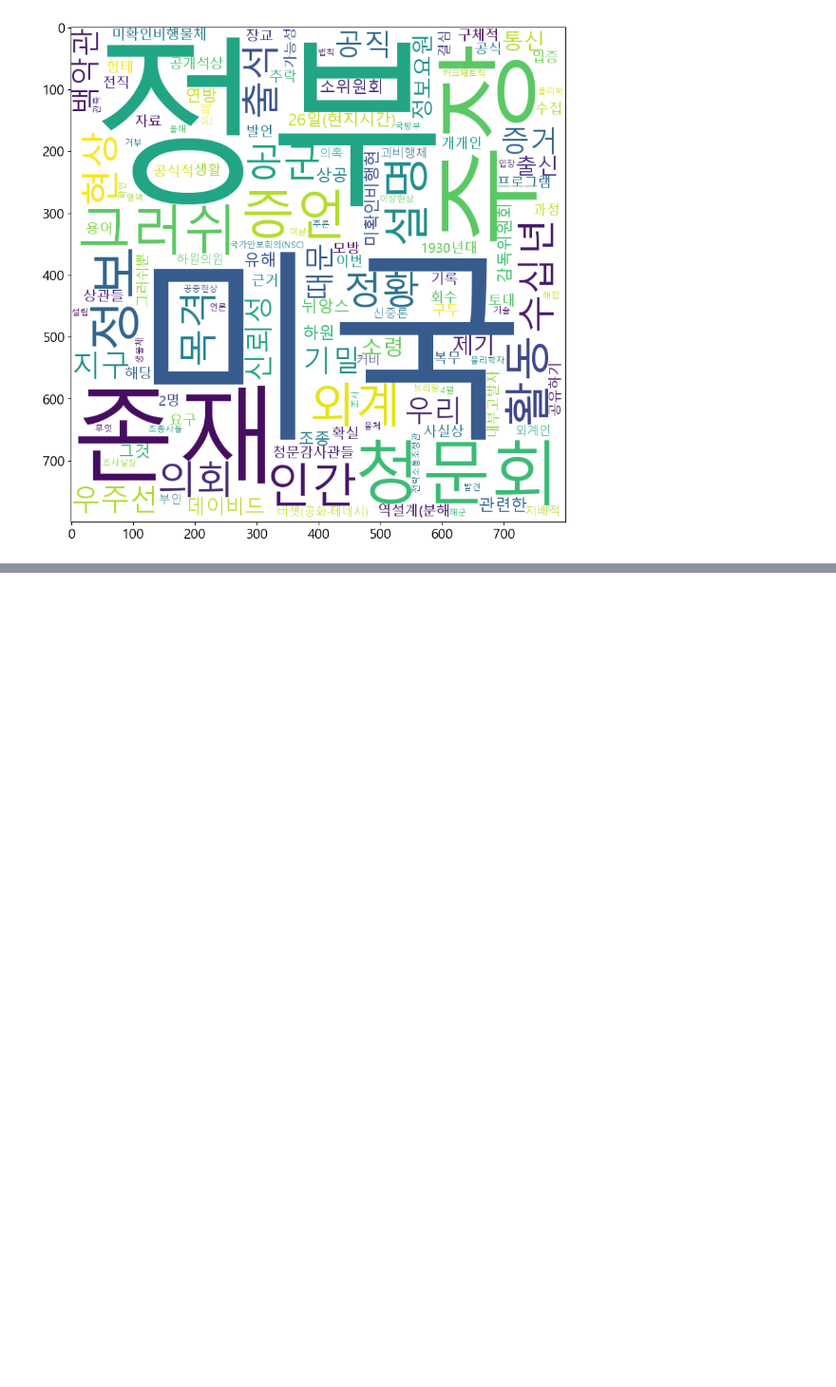
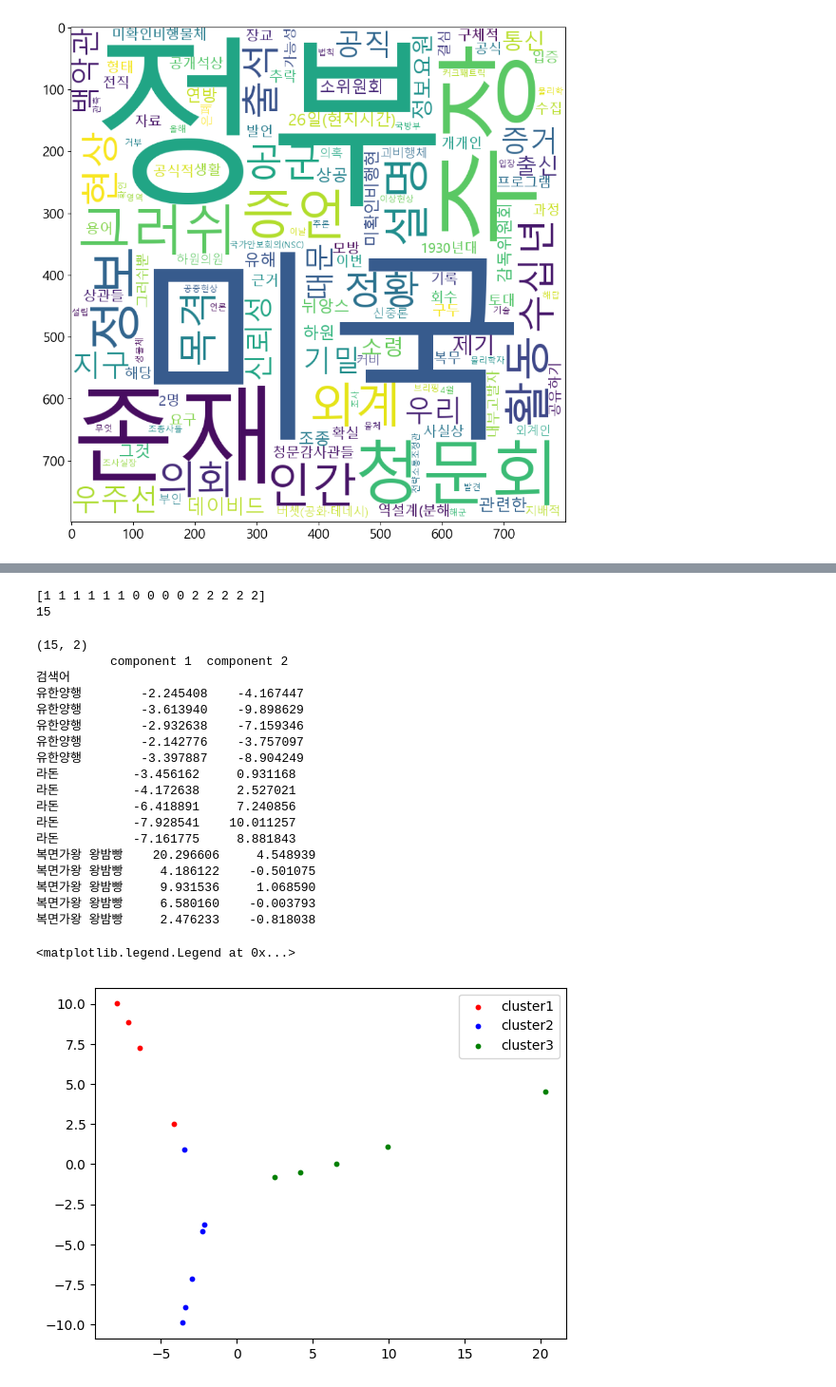
Before and after one commit to manki8908/Class_TJ_c22, a Jupyter notebook: python-텍스트마이닝.ipynb, the cells around one changed output, grey strips where cells are left out. Shown at 95% size. Cells and saved outputs as stored; diff of their text form; code cells hidden in the pictures; blank space fills up the shorter version.

```diff
--- a/python-텍스트마이닝.ipynb
+++ b/python-텍스트마이닝.ipynb
@@ -1133,0 +2623,10 @@ plt.show()
+# %%
+from konlpy.tag import Hannanum
+
+import pandas as pd
+
+han = Hannanum()
+
+df = pd.read_csv('./DATA/군집분석데이터.csv',encoding="ms949")
+
+df
@@ -1133,0 +2701,67 @@ plt.show()
+# %%
+from sklearn.cluster import KMeans
+
+#군집 개수를 3으로 설정
+kmeans = KMeans(n_clusters=3,random_state=10).fit(df2)
+
+print(kmeans.labels_)
+print(len(kmeans.labels_))
+# %% [output]
+[1 1 1 1 1 1 0 0 0 0 2 2 2 2 2]
+15
+# %%
+from sklearn.decomposition import PCA
+
+import matplotlib.pyplot as plt
+
+#플로팅을 위하여 ca 기법(주성분분석)으로 차원을 2차원으로 축소
+
+pca = PCA(n_components=2,random_state=10)
+
+components = pca.fit_transform(df2)
+print(components.shape)
+
+df3 = pd.DataFrame(data = components, columns = ['component 1', 'component 2'])
+
+df3.index=df['검색어']
+
+print(df3)
+
+kmeans.labels_ == 0
+
+# x축 : first, y축 : second 번호로 나타낸 후 시각화
+
+plt.scatter(df3.iloc[kmeans.labels_ == 0, 0],
+
+            df3.iloc[kmeans.labels_ == 0, 1], s = 10, c = 'red',  label = 'cluster1')
+
+plt.scatter(df3.iloc[kmeans.labels_ == 1, 0],
+
+            df3.iloc[kmeans.labels_ == 1, 1], s = 10, c = 'blue', label = 'cluster2')
+
+plt.scatter(df3.iloc[kmeans.labels_ == 2, 0],
+
+            df3.iloc[kmeans.labels_ == 2, 1], s = 10, c = 'green', label = 'cluster3')
+
+plt.legend()
+# %% [output]
+(15, 2)
+          component 1  component 2
+검색어
+유한양행        -2.245408    -4.167447
+유한양행        -3.613940    -9.898629
+유한양행        -2.932638    -7.159346
+유한양행        -2.142776    -3.757097
+유한양행        -3.397887    -8.904249
+라돈          -3.456162     0.931168
+라돈          -4.172638     2.527021
+라돈          -6.418891     7.240856
+라돈          -7.928541    10.011257
+라돈          -7.161775     8.881843
+복면가왕 왕밤빵    20.296606     4.548939
+복면가왕 왕밤빵     4.186122    -0.501075
+복면가왕 왕밤빵     9.931536     1.068590
+복면가왕 왕밤빵     6.580160    -0.003793
+복면가왕 왕밤빵     2.476233    -0.818038
+<matplotlib.legend.Legend at 0x...>
+[figure, added]
```
Also changed, not shown: parts of 146 cells of this notebook.
